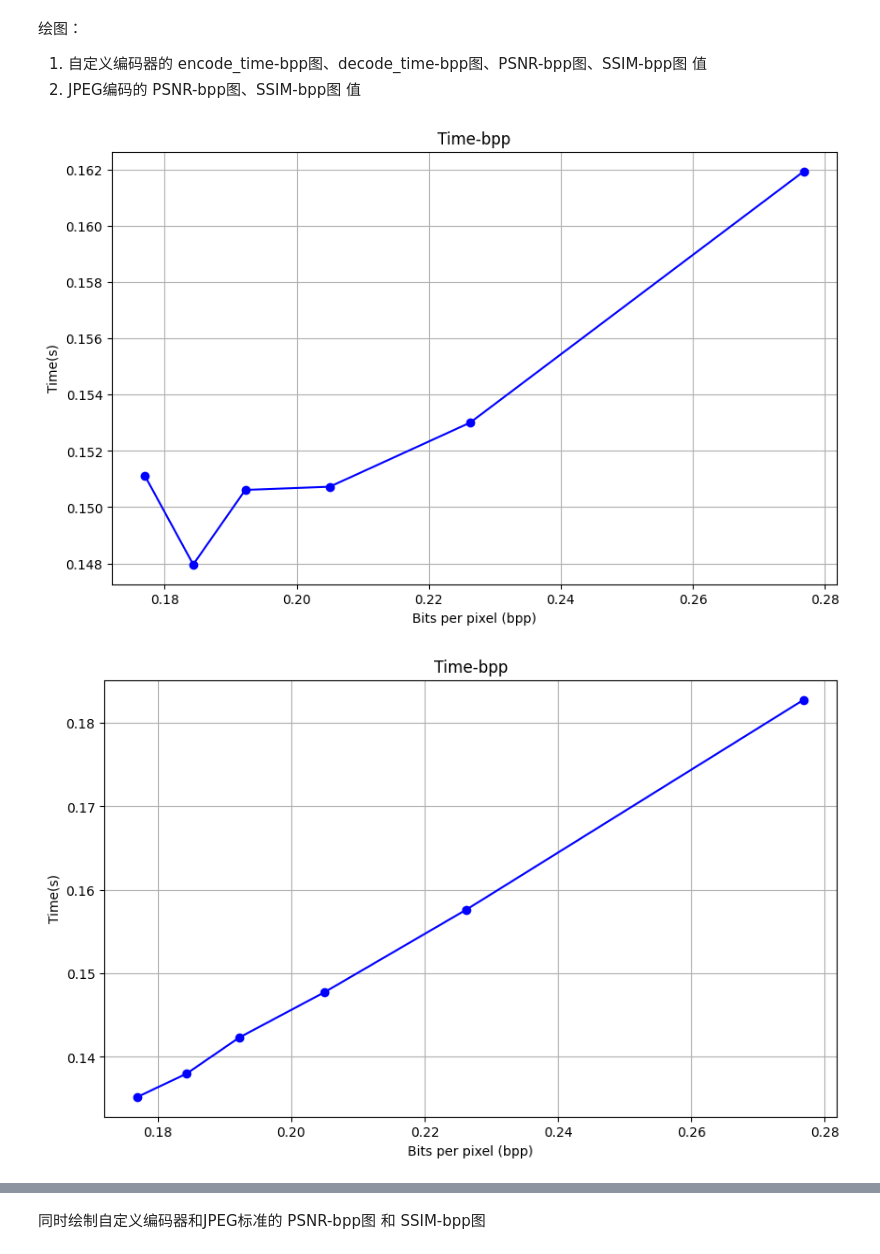
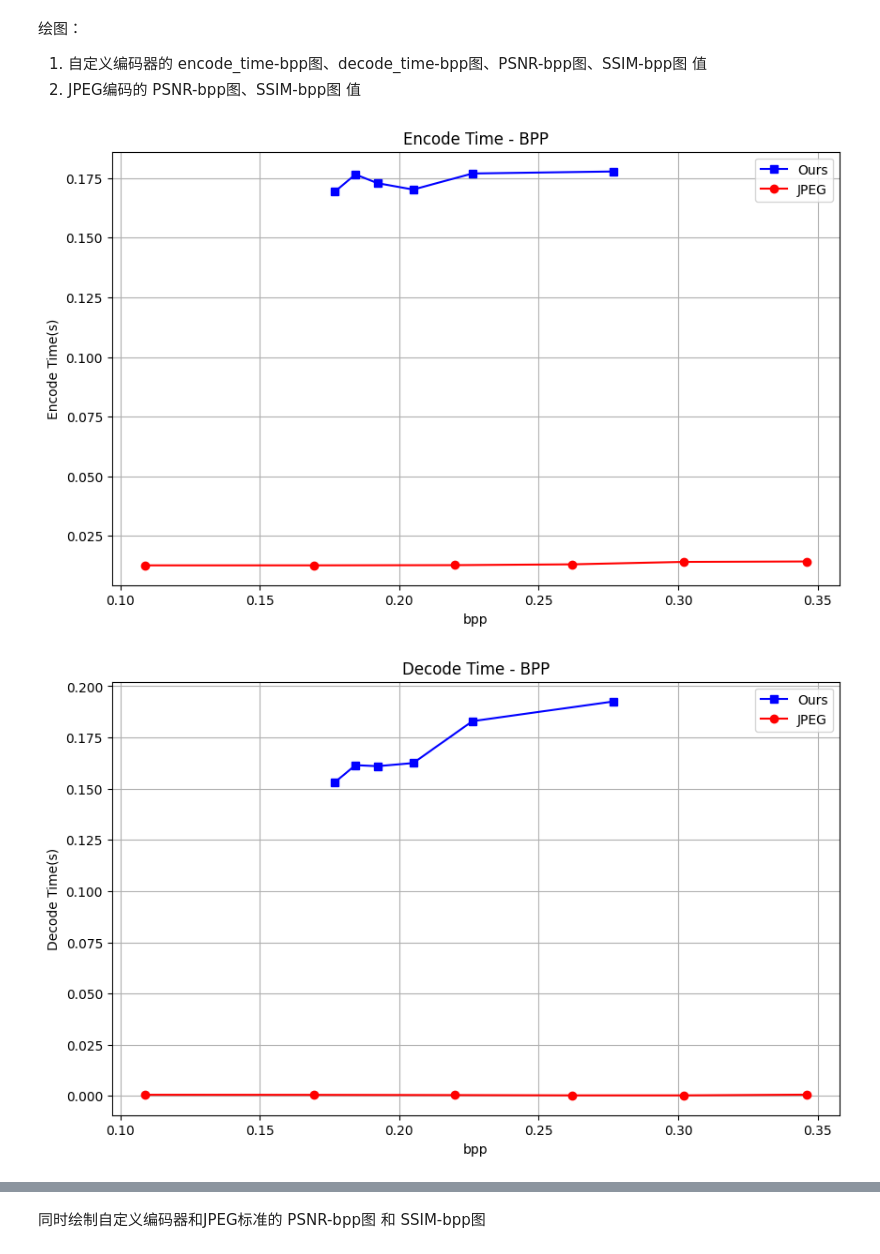
Before and after one commit to Mech-Who/JP2K_encoder_decoder_system, a Jupyter notebook: explain.ipynb, the cells around one changed output, grey strips where cells are left out. Drawn from its saved outputs; the diff is of its cells as text; code cells hidden in the pictures.

```diff
--- a/explain.ipynb
+++ b/explain.ipynb
@@ -26,7 +42,12 @@ from src.config_.path_config import SRC_IMG_ROOT, ENCODED_IMG_ROOT, DECODED_IMG_
 
 主要评价指标包括PSNR和SSMI值，计算bpp用于绘制PSNR-bpp和SSMI-bpp图。
 # %%
-def bpp(file_size, image_size):
+def bpp(file_size: int, image_size: Iterable) -> float:
+    """
+    根据给定的文件大小和图片尺寸，计算bpp的值
+    :param file_size: int 文件大小
+    :param image_size: 图片的形状尺寸，至少包含h和w，如果是彩色图像则还需要通道c
+    """
     if len(image_size) == 3:
         h, w, c = image_size
         bpp_value = file_size / (h * w * c)
@@ -107,11 +180,14 @@ def get_data(path_list, calculate_func, q_factor, **kwargs):
         decode_times.append(decode_time)
     return bpp_list, psnr_list, ssim_list, encode_times, decode_times
 # %%
+# 定义自定义的编解码器对象
 encoder = MYJPEncoder(tile_size=128)
 decoder = MYJPDecoder(tile_size=128)
 
+# 指定量化系数和质量参数的列表
 factor_list = range(10, 70, 10)
 
+# 用于记录自定义编解码器的数据
 my_metrics = {
     "bpp": [],
     "psnr": [],
@@ -120,6 +196,7 @@ my_metrics = {
     "decode_time": []
 }
 
+# 用于记录JPEG编解码器的数据
 jpeg_metrics = {
     "bpp": [],
     "psnr": [],
@@ -128,19 +205,21 @@ jpeg_metrics = {
     "decode_time": []
 }
 
+# 计算平均值的函数（也许定义成lambda更合适）
 def avg(num_list):
     return sum(num_list) / len(num_list)
 
+# 每一个量化系数或质量参数，计算一次kodok数据集的平均值
 for q_factor in factor_list:
-    # MY
-    bpp_list, psnr_list, ssim_list, encode_times, decode_times = get_data(kodok_list, calculate, q_factor, encoder=encoder, decoder=decoder)
+    # MYJP
+    bpp_list, psnr_list, ssim_list, encode_times, decode_times = get_data(calculate, kodok_list, q_factor, encoder=encoder, decoder=decoder)
     my_metrics["bpp"].append(avg(bpp_list))
     my_metrics["psnr"].append(avg(psnr_list))
     my_metrics["ssim"].append(avg(ssim_list))
     my_metrics["encode_time"].append(avg(encode_times))
     my_metrics["decode_time"].append(avg(decode_times))
     # JPEG
-    bpp_list, psnr_list, ssim_list, encode_times, decode_times = get_data(kodok_list, calculate_jpeg, q_factor)
+    bpp_list, psnr_list, ssim_list, encode_times, decode_times = get_data(calculate_jpeg, kodok_list, q_factor)
     jpeg_metrics["bpp"].append(avg(bpp_list))
     jpeg_metrics["psnr"].append(avg(psnr_list))
     jpeg_metrics["ssim"].append(avg(ssim_list))
@@ -255,18 +291,45 @@ def draw_time(time_list, bpp_list,
 1. 自定义编码器的 encode_time-bpp图、decode_time-bpp图、PSNR-bpp图、SSIM-bpp图 值
 2. JPEG编码的 PSNR-bpp图、SSIM-bpp图 值
 # %%
+# 计算 bpp 的显示上下界
 bpp_scale = (max(my_metrics["bpp"]) - min(my_metrics["bpp"]))/4
 bpp_lim = (min(my_metrics["bpp"]) - bpp_scale, max(my_metrics["bpp"]) + bpp_scale)
 
+# 计算 Encode Time 的显示上下界
 encode_time_scale = (max(my_metrics["encode_time"]) - min(my_metrics["encode_time"]))/4
 encode_time_lim = (min(my_metrics["encode_time"]) - encode_time_scale, max(my_metrics["encode_time"]) + encode_time_scale)
 
+# 计算 Decode Time 的显示上下界
 decode_time_scale = (max(my_metrics["decode_time"]) - min(my_metrics["decode_time"]))/4
 decode_time_lim = (min(my_metrics["decode_time"]) - decode_time_scale, max(my_metrics["decode_time"]) + decode_time_scale)
 
-draw_time(my_metrics["encode_time"], my_metrics["bpp"])
-draw_time(my_metrics["decode_time"], my_metrics["bpp"])
+# 绘制 Encode Time - bpp 图
+draw_line(
+    x_data_lists=[my_metrics["bpp"], jpeg_metrics["bpp"]],
+    y_data_lists=[my_metrics["encode_time"], jpeg_metrics["encode_time"]],
+    line_label_lists=["Ours", "JPEG"],
+    marker_list=["s", "o"],
+    color_list=["b", "r"],
+    title="Encode Time - BPP",
+    xlabel="bpp",
+    ylabel="Encode Time(s)",
+    xlim=bpp_lim,
+    ylim=encode_time_lim
+    )
+# 绘制 Decode Time - bpp 图
+draw_line(
+    x_data_lists=[my_metrics["bpp"], jpeg_metrics["bpp"]],
+    y_data_lists=[my_metrics["decode_time"], jpeg_metrics["decode_time"]],
+    line_label_lists=["Ours", "JPEG"],
+    marker_list=["s", "o"],
+    color_list=["b", "r"],
+    title="Decode Time - BPP",
+    xlabel="bpp",
+    ylabel="Decode Time(s)",
+    xlim=bpp_lim,
+    ylim=decode_time_lim
+    )
 # %% [output]
-[figure, old version]
+[figure, new version]
-[figure, old version]
+[figure, new version]
 # %%
```
Also changed, not shown: parts of 11 cells of this notebook.
